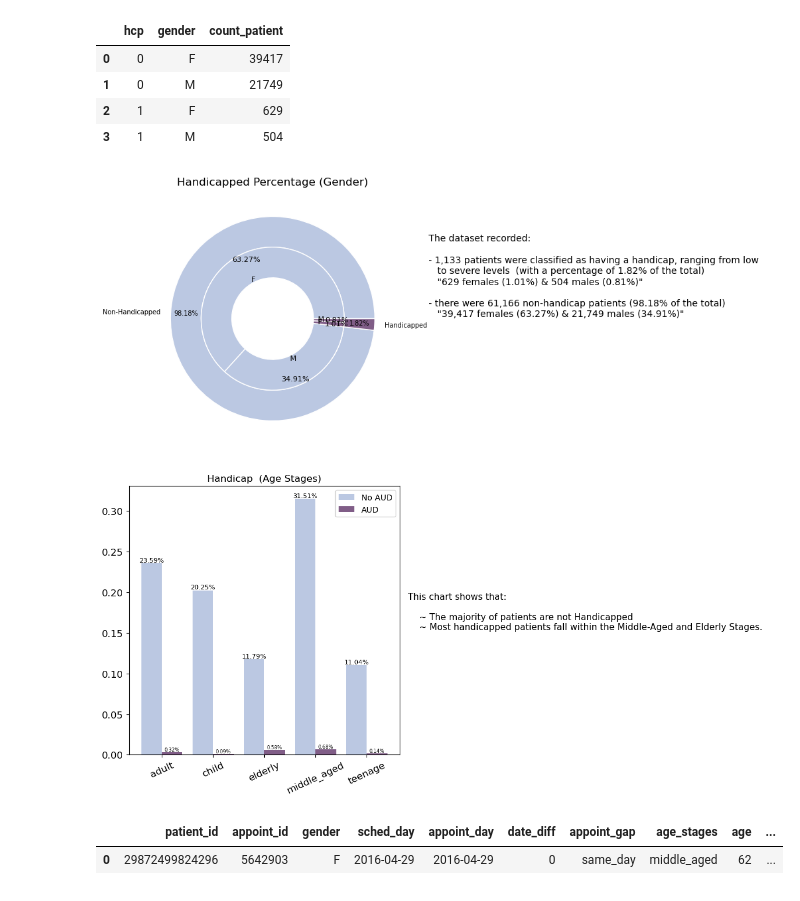
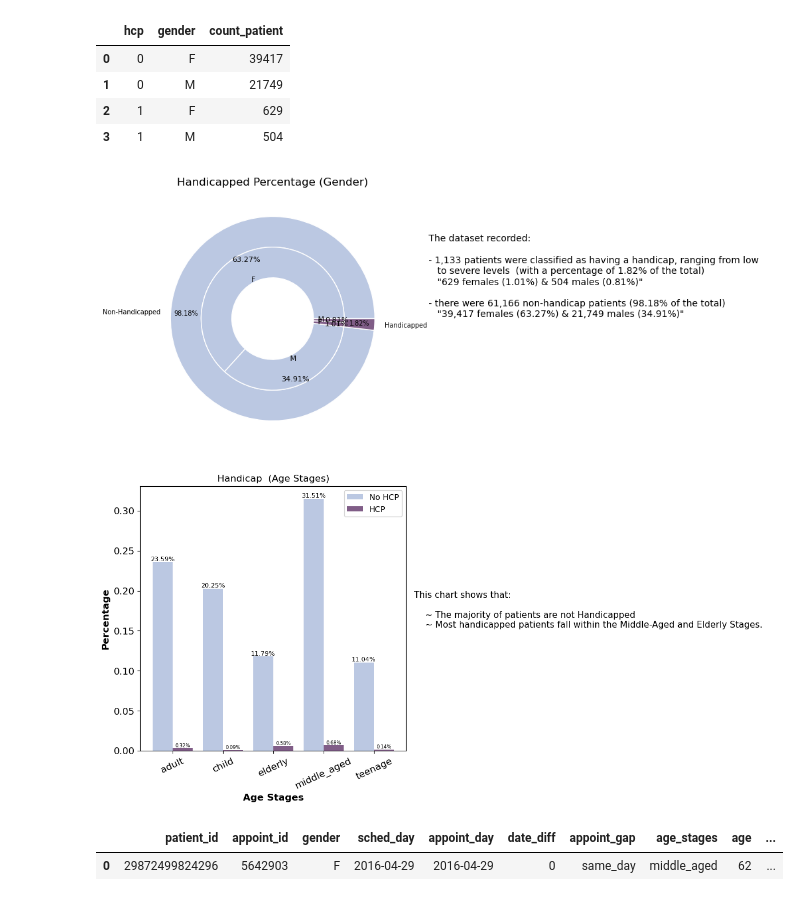
Before and after one commit to hend-a-ghafour/No-Show-Appointments, a Jupyter notebook: no_show_appointments.ipynb, the cells around one changed output. Saved outputs shown, nothing was run; the diff lists cells and outputs as text; code cells hidden in the pictures.

```diff
--- a/no_show_appointments.ipynb
+++ b/no_show_appointments.ipynb
@@ -727,16 +752,20 @@ top_10_appointment
 # %%
 # Determining the top 10 hospital locations that had the most recorded patients:
 patient_neibourhood=df.groupby('neighbourhood').patient_id.nunique().reset_index().rename(columns={'patient_id':'count_patient'})
-
 neighbourhood_p=patient_neibourhood.sort_values('count_patient',ascending= False).head(10).neighbourhood.to_list()
 p_count=patient_neibourhood.sort_values('count_patient',ascending= False).head(10).count_patient.to_list()
+
 plt.subplots(figsize = (5,5))
+
 plt.barh(neighbourhood_p,p_count,color= ['#131725','#22273f','#252a44','#363e64','#475284','#5866a4','#7783b6','#97a0c7','#b7bdd8','#d7dae9'])
+
+for i, v in enumerate(p_count):
+  plt.text(v,i, f"{v:.0f}", ha='left', va='center',fontsize=9)
+
 plt.title('Top 10 Hospital Locations (Patients)', fontsize = 12)
-plt.xticks(fontsize = 8)
+plt.xticks(np.arange(0,6000,1000),fontsize = 8)
 plt.yticks(fontsize = 8)
+plt.xlabel('# Patients',fontsize = 12, weight = 'bold')
+plt.ylabel('Neighbourhood',fontsize = 12, weight = 'bold')
 plt.show();
-
-top_10_patient=patient_neibourhood.sort_values('count_patient',ascending= False).head(10).style.hide()
-top_10_patient
 # %% [output]
@@ -1017,6 +1073,8 @@ df.groupby(['hcp','gender']).patient_id.nunique().reset_index().rename(columns={
 # Visualizing Alcoholism "dm" Column:
 # By Gender:
 hcp_count_g=df.groupby(['hcp','gender']).patient_id.nunique()
+
+
 size = 0.3
 label_s = 'Non-Handicapped','Handicapped '
 label_g = 'F',' M',' F',' M'
@@ -1025,44 +1083,55 @@ text = ''' The dataset recorded:\n\n - 1,133 patients were classified as having
     "629 females (1.01%) & 504 males (0.81%)"\n
  - there were 61,166 non-handicap patients (98.18% of the total)
     "39,417 females (63.27%) & 21,749 males (34.91%)" '''
+
 plt.subplots(figsize = (5,5))
+
 plt.pie(hcp_count_g.groupby('hcp').sum(), radius=1, colors= ['#bbc8e2','#805d87'],labels = label_s,autopct='%1.2f%%',
         pctdistance=.85,textprops={'fontsize': 7}, wedgeprops=dict(width=size, edgecolor='w'))
 
 plt.pie(hcp_count_g, radius=1-size, colors= ['#bbc8e2','#bbc8e2','#805d87','#805d87'],labels=label_g,autopct='%1.2f%%',pctdistance=.9,
         labeldistance=.6,textprops={'fontsize': 8},wedgeprops=dict(width=size, edgecolor='w'))
+
 plt.title('Handicapped Percentage (Gender)')
 plt.text(1.5,0,text,ha='left',va='bottom',fontsize = 10, weight = 'normal');
 
 # By Age Stages:
 hcp_count_a=df.groupby(['age_stages','hcp']).patient_id.nunique().reset_index().rename(columns={'patient_id':"patient_count"})
 hcp_count_a['pct']=hcp_count_a['patient_count']/hcp_count_a['patient_count'].sum()
 stages=hcp_count_a.age_stages.unique().tolist()
 hcp_values = hcp_count_a.hcp.tolist()
 hcp_0=hcp_count_a.query('hcp==0').pct.tolist()
 hcp_1=hcp_count_a.query('hcp==1').pct.tolist()
+
 width=.4
 x=np.arange(len(hcp_0))
 locations= x+width/2
 note = '''This chart shows that:\n
     ~ The majority of patients are not Handicapped
     ~ Most handicapped patients fall within the Middle-Aged and Elderly Stages.'''
+
 plt.subplots(figsize = (6,6))
-plt.bar(x,hcp_0,width,color='#bbc8e2', alpha= 1, label= 'No AUD')
-plt.bar(x + width,hcp_1,width,color='#805d87', alpha= 1, label = 'AUD')
+
+plt.bar(x,hcp_0,width,color='#bbc8e2', alpha= 1, label= 'No HCP')
+plt.bar(x + width,hcp_1,width,color='#805d87', alpha= 1, label = 'HCP')
+
 for i, v in enumerate(hcp_0):
   plt.text(i,v, f"{v:.2%}", ha='center', va='bottom',fontsize=8)
+
 for i, v in enumerate(hcp_1):
   plt.text(i+width,v, f"{v:.2%}", ha='center', va='bottom',fontsize=6)
+
 plt.xticks(locations, stages,fontsize = 12, rotation = 25)
+plt.xlabel('Age Stages',fontsize = 12, weight = 'bold')
 plt.yticks(fontsize = 12)
+plt.ylabel('Percentage',fontsize = 12, weight = 'bold')
 plt.title('Handicap  (Age Stages)', fontsize =12)
 plt.legend(fontsize = 10)
 plt.text(5,.2,note,ha='left',va='top',fontsize = 11, weight = 'normal')
 plt.show();
 # %% [output]
 [figure]
-[figure, old version]
+[figure, new version]
 # %%
 df.head(1)
 # %% [output]
```
Also changed, not shown: parts of 33 cells of this notebook.
